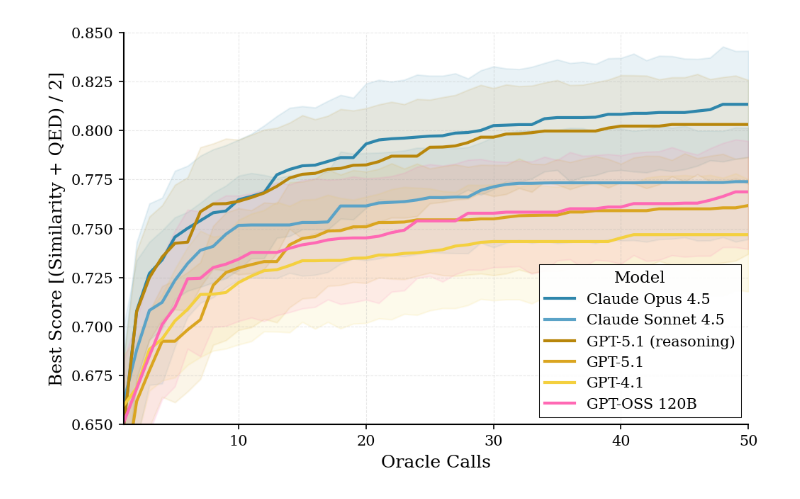
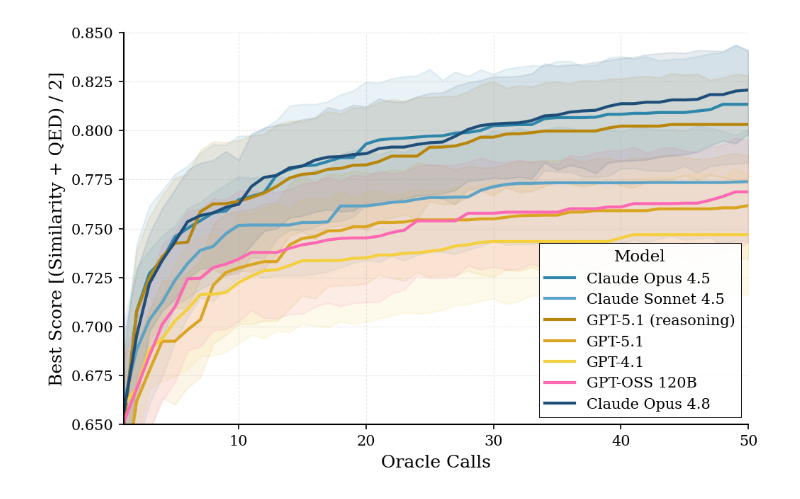
Before and after one commit to FabianKruger/molecule-optimization-agent, a Jupyter notebook: analysis/paper/llm_comparison.ipynb, the cells around one changed output. Cells and saved outputs as stored; diff of their text form; code cells hidden in the pictures.

Commit message:
running opus 4.8 for pubchem sim+QED task + plotting

```diff
--- a/analysis/paper/llm_comparison.ipynb
+++ b/analysis/paper/llm_comparison.ipynb
@@ -17,6 +17,7 @@ GROUPS = [
     ("gpt-4.1", "gpt-4.1_full_xai"),
     ("gpt-5.1_reasoning", "gpt-5.1_full_xai_medium"),
     ("gpt-oss-120b", "gpt-oss-120b_full_xai_None"),
+    ("claude-opus-4.8", "claude-opus-4.8_full_xai_None"),
 ]
 
 def load_trace(p):
@@ -95,6 +96,7 @@ model_colors = {
     'gpt-5.1': '#DAA520',           # Medium yellow (goldenrod)
     'gpt-5.1_reasoning': '#B8860B',  # Darkest yellow (dark goldenrod)
     'gpt-oss-120b': '#FF69B4',        # pink
+    'claude-opus-4.8': '#1F4E79',  # Dark blue
 }
 
 # Map internal model names to publication-ready names
@@ -105,6 +107,7 @@ model_display_names = {
     'gpt-5.1': 'GPT-5.1',
     'gpt-5.1_reasoning': 'GPT-5.1 (reasoning)',
     'gpt-oss-120b': 'GPT-OSS 120B',
+    'claude-opus-4.8': 'Claude Opus 4.8',
 }
 
 # Define legend order
@@ -115,6 +118,7 @@ legend_order = [
     'GPT-5.1',
     'GPT-4.1',
     'GPT-OSS 120B',
+    'Claude Opus 4.8'
 ]
 
 # Add display names to dataframe
@@ -138,31 +142,31 @@ sns.lineplot(
 )
 
 # Styling
 ax.set_xlabel("Oracle Calls", fontsize=12, fontweight='normal')
 ax.set_ylabel("Best Score [(Similarity + QED) / 2]", fontsize=12, fontweight='normal')
 ax.set_xlim(1, 50)
 ax.set_ylim(0.65, 0.85)
 ax.grid(True, alpha=0.3, linestyle='--', linewidth=0.5)
 ax.spines['top'].set_visible(False)
 ax.spines['right'].set_visible(False)
 
 # Improve legend
 legend = ax.legend(
     title='Model',
     frameon=True,
     fancybox=False,
     shadow=False,
     framealpha=0.95,
     edgecolor='black',
     loc='lower right'
 )
 legend.get_frame().set_linewidth(0.5)
 
 plt.tight_layout()
 
 # Save figure as PDF
 plt.savefig('./figures/llm_comparison.pdf', format='pdf', bbox_inches='tight', dpi=300)
 
 plt.show()
 # %% [output]
-[figure, old version]
+[figure, new version]
```
Also changed, not shown: 42 other files.
